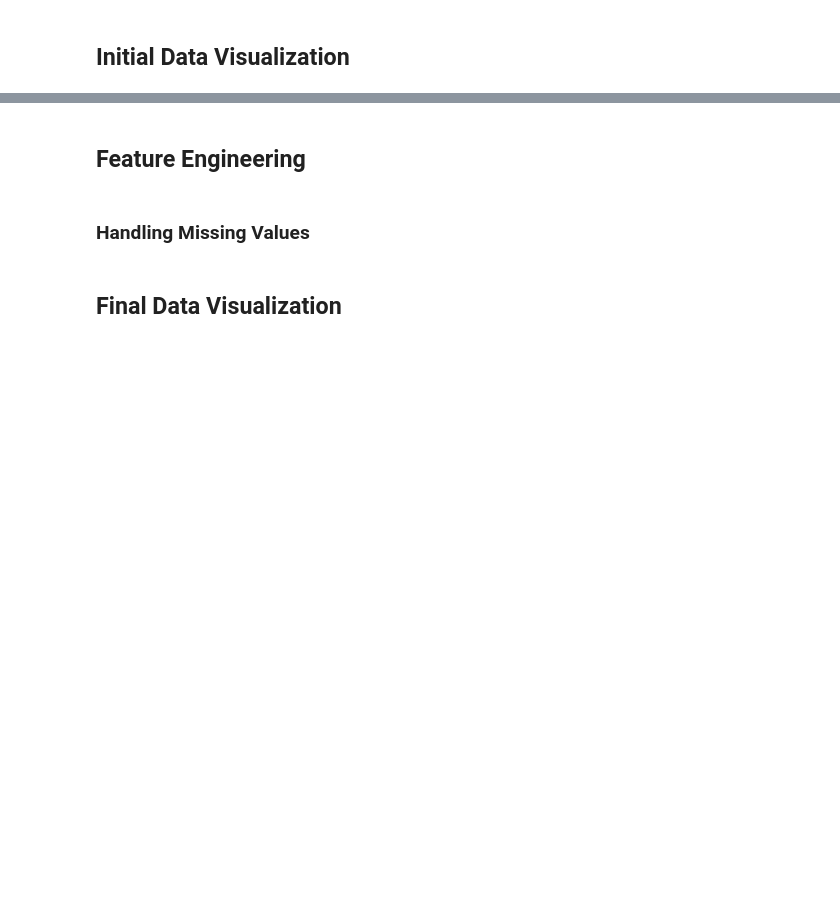
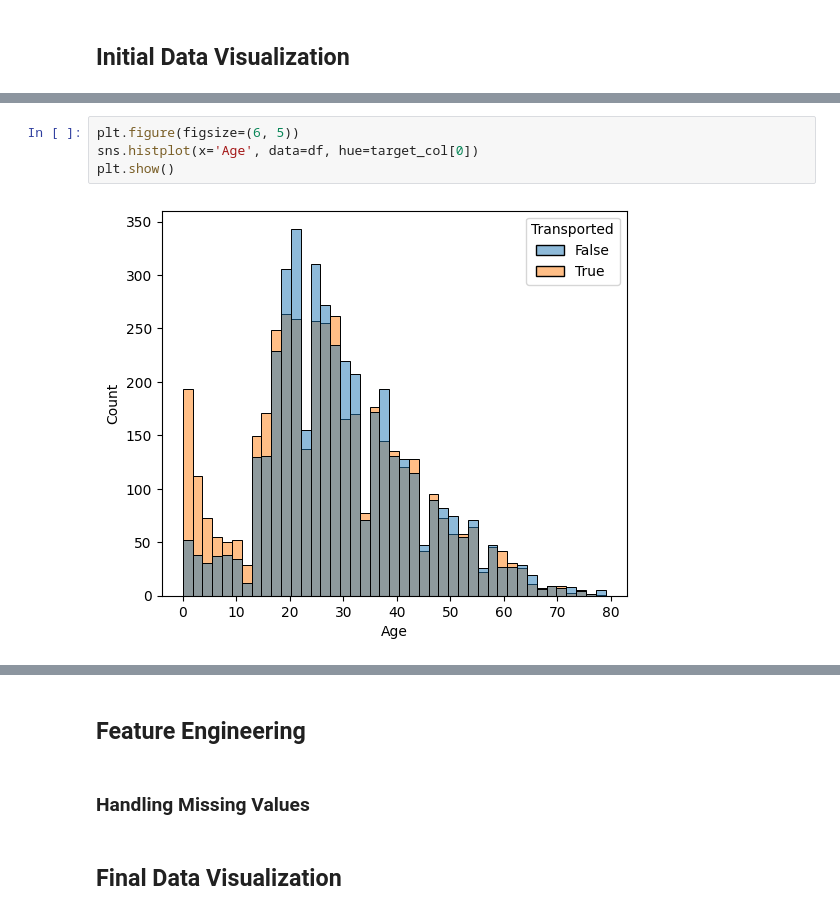
Before and after one commit to machiwao/ml-development, a Jupyter notebook: Kaggle_Spaceship_Titanic.ipynb, the cells around one changed output, grey strips where cells are left out. Drawn from its saved outputs; the diff is of its cells as text; blank space fills up the shorter version.

```diff
--- a/Kaggle_Spaceship_Titanic.ipynb
+++ b/Kaggle_Spaceship_Titanic.ipynb
@@ -9,0 +150,6 @@ Reference: https://www.kaggle.com/competitions/spaceship-titanic/overview
+# %%
+plt.figure(figsize=(6, 5))
+sns.histplot(x='Age', data=df, hue=target_col[0])
+plt.show()
+# %% [output]
+[figure, added]
```
Also changed, not shown: parts of 12 cells of this notebook.
